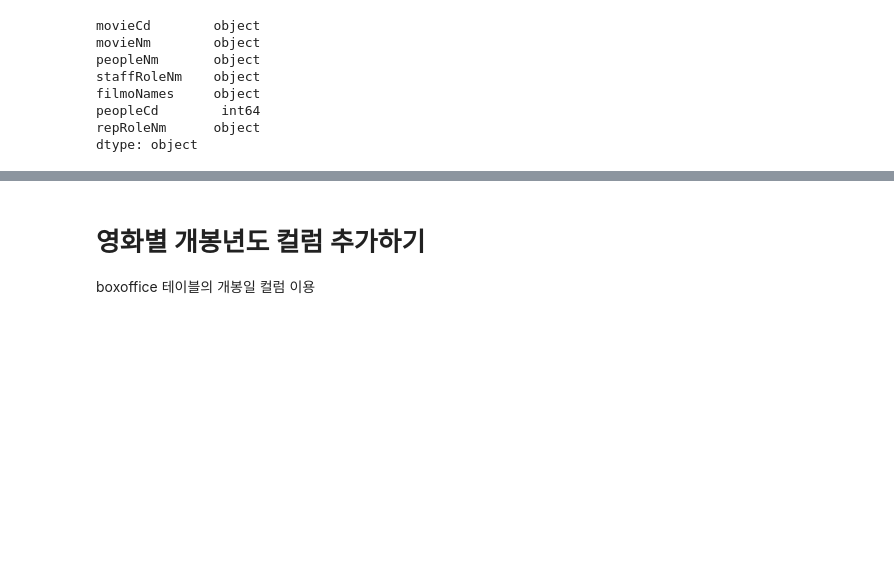
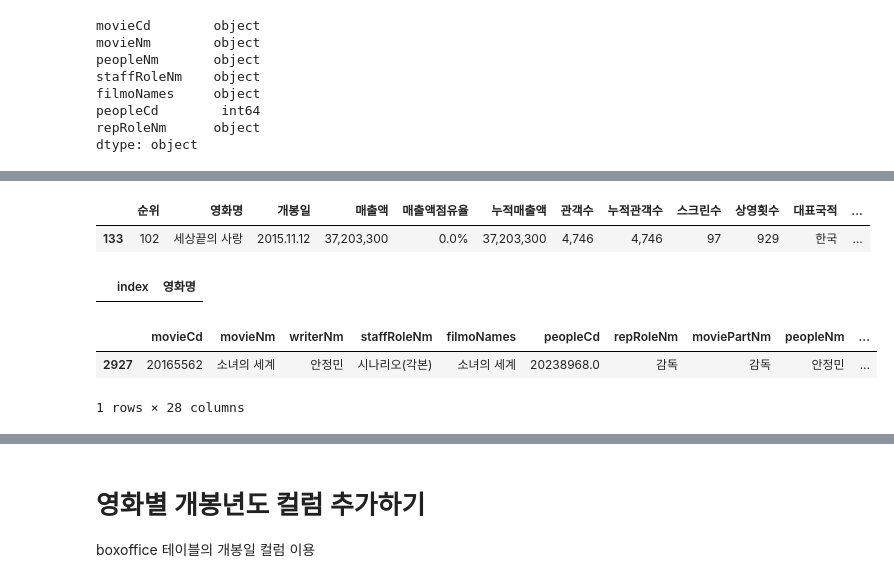
Before and after one commit to kim4pb/Female-led-Korean-Films, a Jupyter notebook: 02.EDA/Writer_EDA.ipynb, the cells around one changed output, grey strips where cells are left out. Drawn from its saved outputs; the diff is of its cells as text; code cells hidden in the pictures; blank space fills up the shorter version.

```diff
--- a/02.EDA/Writer_EDA.ipynb
+++ b/02.EDA/Writer_EDA.ipynb
@@ -203,0 +215,20 @@ writers_all.sample()
+# %%
+boxoffice.sample()
+# %% [output]
+|  | 순위 | 영화명 | 개봉일 | 매출액 | 매출액점유율 | 누적매출액 | 관객수 | 누적관객수 | 스크린수 | 상영횟수 | 대표국적 | ... |
+| 133 | 102 | 세상끝의 사랑 | 2015.11.12 | 37,203,300 | 0.0% | 37,203,300 | 4,746 | 4,746 | 97 | 929 | 한국 | ... |
+# %%
+# 영화명 중복값 있는지 확인
+# boxoffice 테이블에는 movieCd 없기 때문에 영화명으로 찾아야 한다
+data = pd.DataFrame(boxoffice['영화명'].value_counts().reset_index())
+
+data[data['영화명'] > 1]
+# %% [output]
+|  | index | 영화명 |
+# %%
+writers_boxoffice_merge = writers_all.merge(boxoffice, how='outer', left_on='movieNm', right_on='영화명')
+writers_boxoffice_merge.sample()
+# %% [output]
+|  | movieCd | movieNm | writerNm | staffRoleNm | filmoNames | peopleCd | repRoleNm | moviePartNm | peopleNm | ... |
+| 2927 | 20165562 | 소녀의 세계 | 안정민 | 시나리오(각본) | 소녀의 세계 | 20238968.0 | 감독 | 감독 | 안정민 | ... |
+1 rows × 28 columns
```
Also changed, not shown: parts of 31 cells of this notebook.
